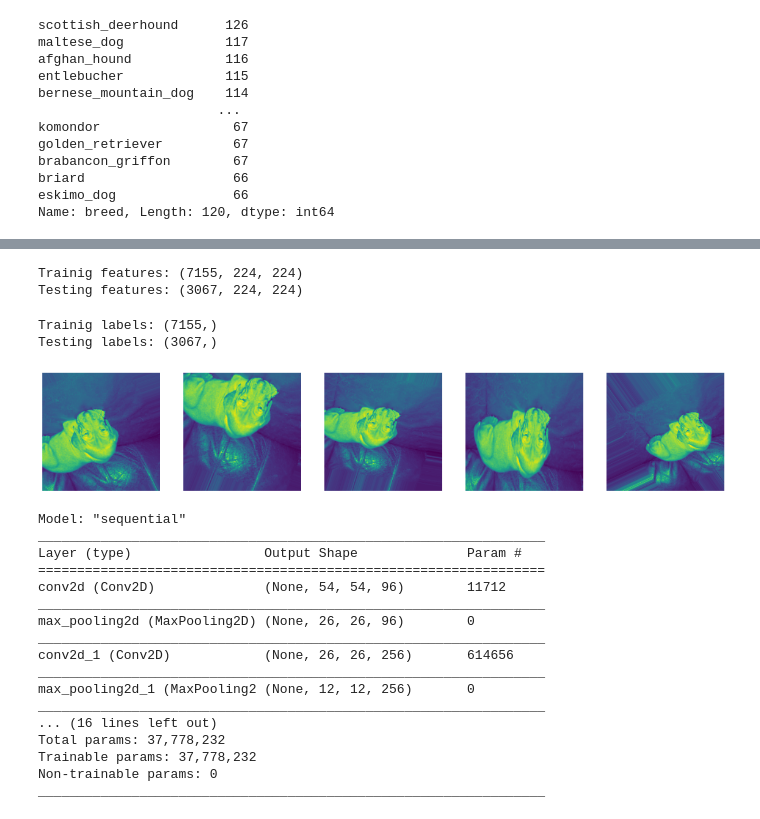
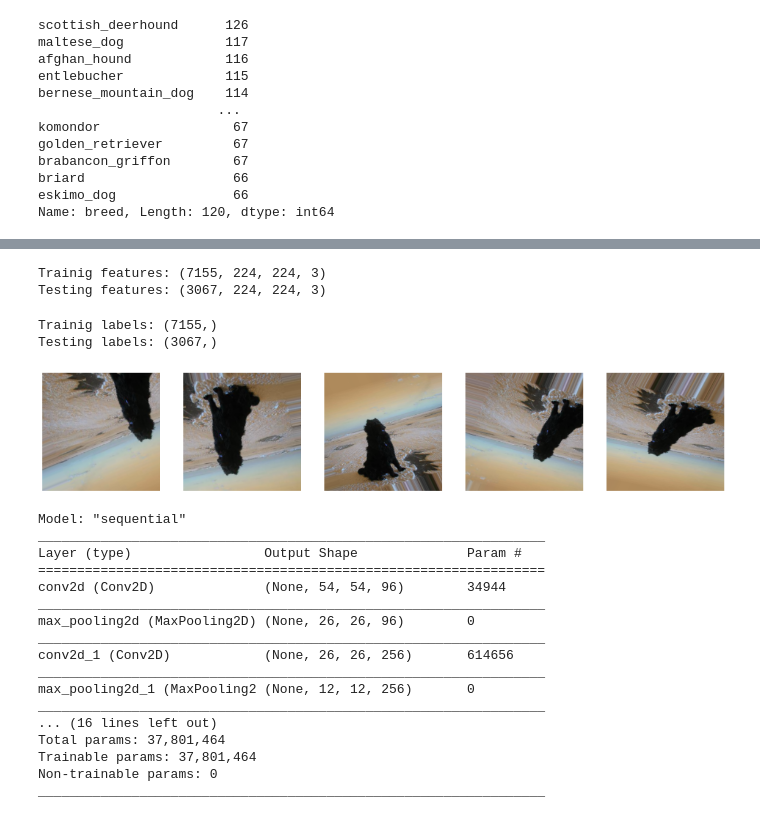
Before and after one commit to debajyotid/Using-CNN-to-classify-Dog-Breeds-based-on-images, a Jupyter notebook: Using_CNN_to_classify_Dog_Breeds.ipynb, the cells around one changed output, grey strips where cells are left out. Cells and saved outputs as stored; diff of their text form; code cells hidden in the pictures.

```diff
--- a/Using_CNN_to_classify_Dog_Breeds.ipynb
+++ b/Using_CNN_to_classify_Dog_Breeds.ipynb
@@ -61,7 +61,7 @@ features=[]
 label=[]
 
 for f, img in tqdm(labels.values): #f for image id, img for dog breed
-  train_img = cv2.imread('./train/{}.jpg'.format(f),0) #0 for grayscale & 1 for rgb
+  train_img = cv2.imread('./train/{}.jpg'.format(f),1) #0 for grayscale & 1 for rgb
   train_img_resize = cv2.resize(train_img, (img_rows,img_cols))
   features.append(train_img_resize)
   label.append(img)
@@ -104,42 +110,36 @@ x_test=np.array(x_test)
 print('Trainig features:',x_train.shape)
 print('Testing features:',x_test.shape)
 # %% [output]
-Trainig features: (7155, 224, 224)
-Testing features: (3067, 224, 224)
+Trainig features: (7155, 224, 224, 3)
+Testing features: (3067, 224, 224, 3)
 # %%
 print('Trainig labels:',y_train.shape)
 print('Testing labels:',y_test.shape)
 # %% [output]
 Trainig labels: (7155,)
 Testing labels: (3067,)
-# %%
-x_train = x_train.reshape(x_train.shape[0],x_train.shape[1],x_train.shape[2],channels)
-x_test = x_test.reshape(x_test.shape[0],x_test.shape[1],x_test.shape[2],channels)
 # %%
-datagen= tf.keras.preprocessing.image.ImageDataGenerator(rescale=1.0/255.0,
+datagen= tf.keras.preprocessing.image.ImageDataGenerator(#preprocessing_function=preprocess_input,
+                                                         rescale=1./255,
                                                          width_shift_range=0.2,
                                                          height_shift_range=0.2,
                                                          rotation_range=30,
                                                          shear_range=0.2,
                                                          zoom_range=0.3,
                                                          horizontal_flip=True,
-                                                         vertical_flip=True,
-                                                         dtype='float',
-                                                         data_format='channels_last')
+                                                         vertical_flip=True)
-# %%
-datagen.fit(x_train)
 # %%
 from matplotlib import pyplot as plt
 plt.figure(figsize=(20,10))
-gen = datagen.flow(x_train[4:5], batch_size=1)
+gen = datagen.flow(x_train[0:1], batch_size=1)
 for i in range(1, 6):
     plt.subplot(1,5,i)
     plt.axis("off")
     plt.imshow(gen.next().squeeze())
     plt.plot()
 plt.show()
 # %% [output]
-[figure, old version]
+[figure, new version]
 # %%
 y_train = tf.keras.utils.to_categorical(y_train, 120)
 y_test = tf.keras.utils.to_categorical(y_test, 120)
@@ -166,9 +165,9 @@ model.add(tf.keras.layers.MaxPool2D(pool_size=3,strides=2))
 #Add Dense Layers after flattening the data
 model.add(tf.keras.layers.Flatten())
 model.add(tf.keras.layers.Dense(4096, activation='relu'))
-tf.keras.layers.Dropout(0.5)
+#tf.keras.layers.Dropout(0.5)
 model.add(tf.keras.layers.Dense(4096, activation='relu'))
-tf.keras.layers.Dropout(0.5)
+#tf.keras.layers.Dropout(0.5)
 #Add Output Layer
 model.add(tf.keras.layers.Dense(120, activation='softmax'))
 #Model Summary
@@ -178,7 +177,7 @@ Model: "sequential"
 _________________________________________________________________
 Layer (type)                 Output Shape              Param #
 =================================================================
-conv2d (Conv2D)              (None, 54, 54, 96)        11712
+conv2d (Conv2D)              (None, 54, 54, 96)        34944
 _________________________________________________________________
 max_pooling2d (MaxPooling2D) (None, 26, 26, 96)        0
 _________________________________________________________________
@@ -187,8 +186,8 @@ _________________________________________________________________
 max_pooling2d_1 (MaxPooling2 (None, 12, 12, 256)       0
 _________________________________________________________________
 ... (16 lines left out)
-Total params: 37,778,232
-Trainable params: 37,778,232
+Total params: 37,801,464
+Trainable params: 37,801,464
 Non-trainable params: 0
 _________________________________________________________________
 # %%
```
Also changed, not shown: parts of 28 cells of this notebook.
